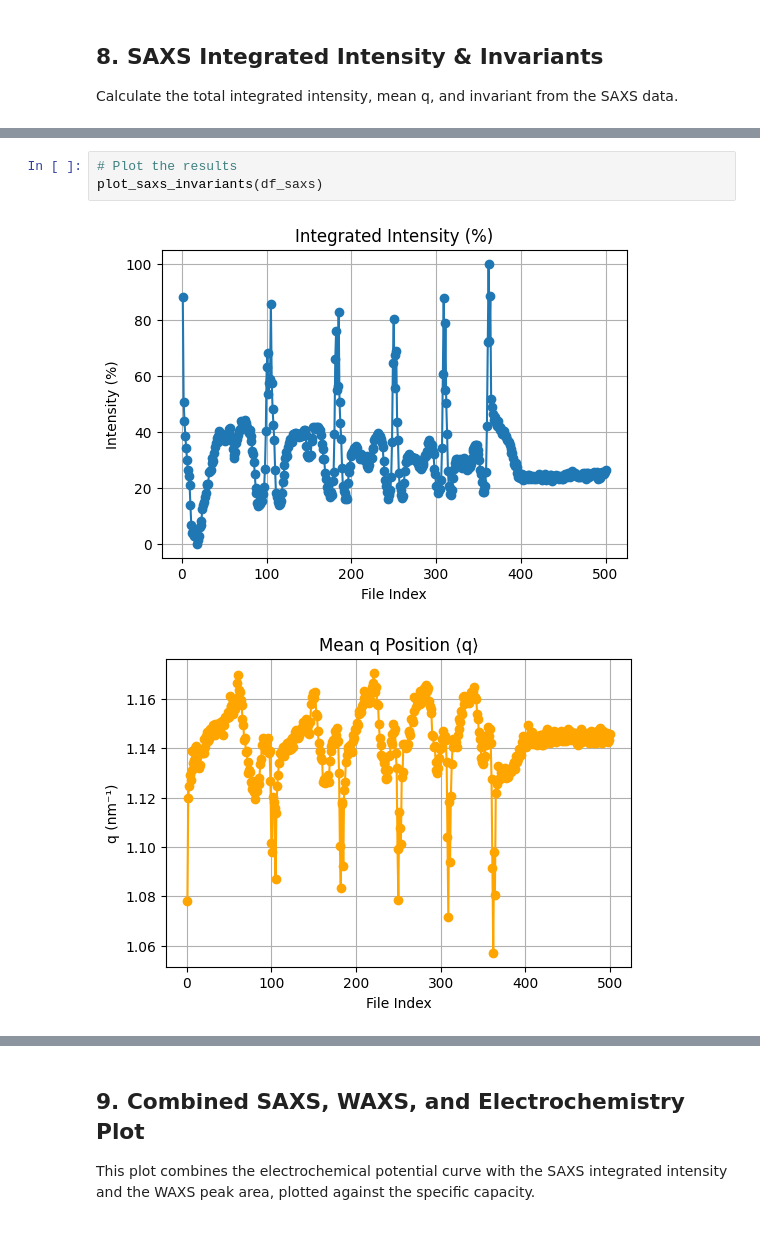
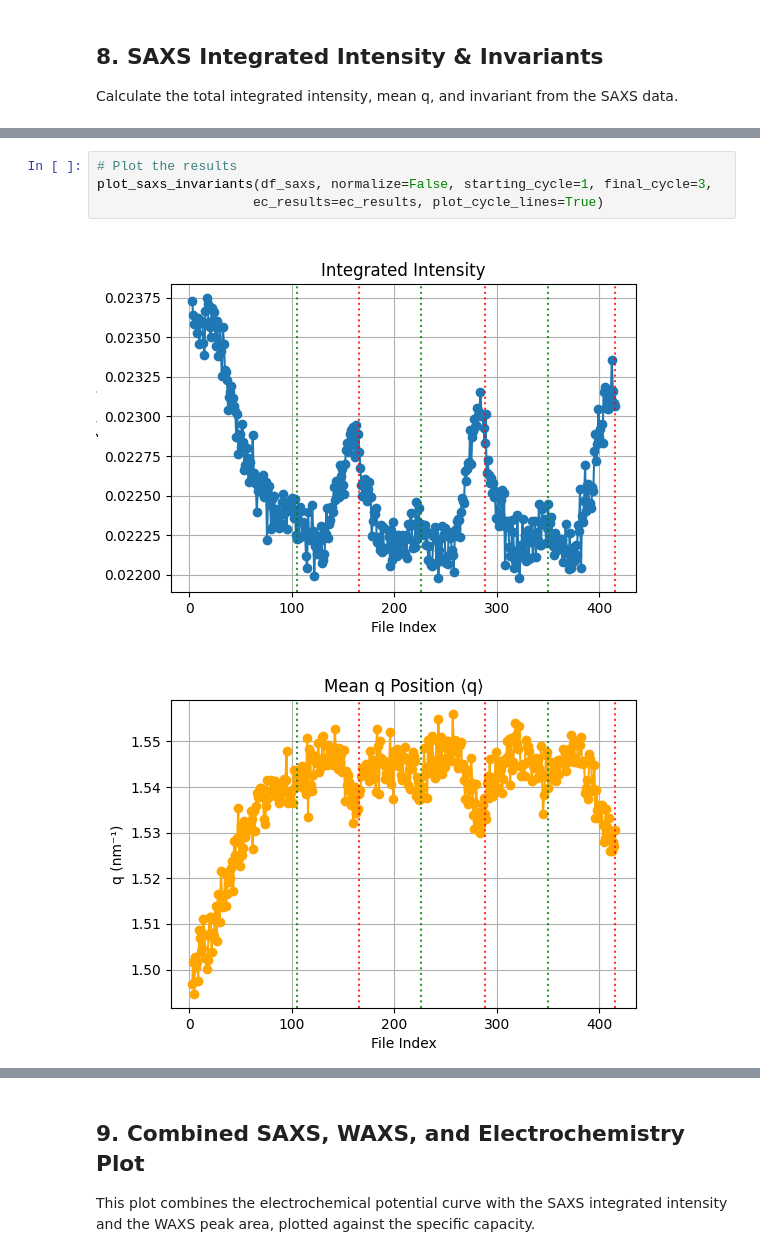
Before and after one commit to PronoyDutta/SAXS_WAXS, a Jupyter notebook: Final_Notebooks/main_analysis.ipynb, the cells around one changed output, grey strips where cells are left out. Saved outputs shown, nothing was run; the diff lists cells and outputs as text.

```diff
--- a/Final_Notebooks/main_analysis.ipynb
+++ b/Final_Notebooks/main_analysis.ipynb
@@ -819,6 +536,7 @@ display(df_saxs.head())
 # %%
 # Plot the results
-plot_saxs_invariants(df_saxs)
+plot_saxs_invariants(df_saxs, normalize=False, starting_cycle=1, final_cycle=3,
+                    ec_results=ec_results, plot_cycle_lines=True)
 # %% [output]
-[figure, old version]
+[figure, new version]
-[figure, old version]
+[figure, new version]
```
Also changed, not shown: parts of 18 cells of this notebook, 3 other files.
